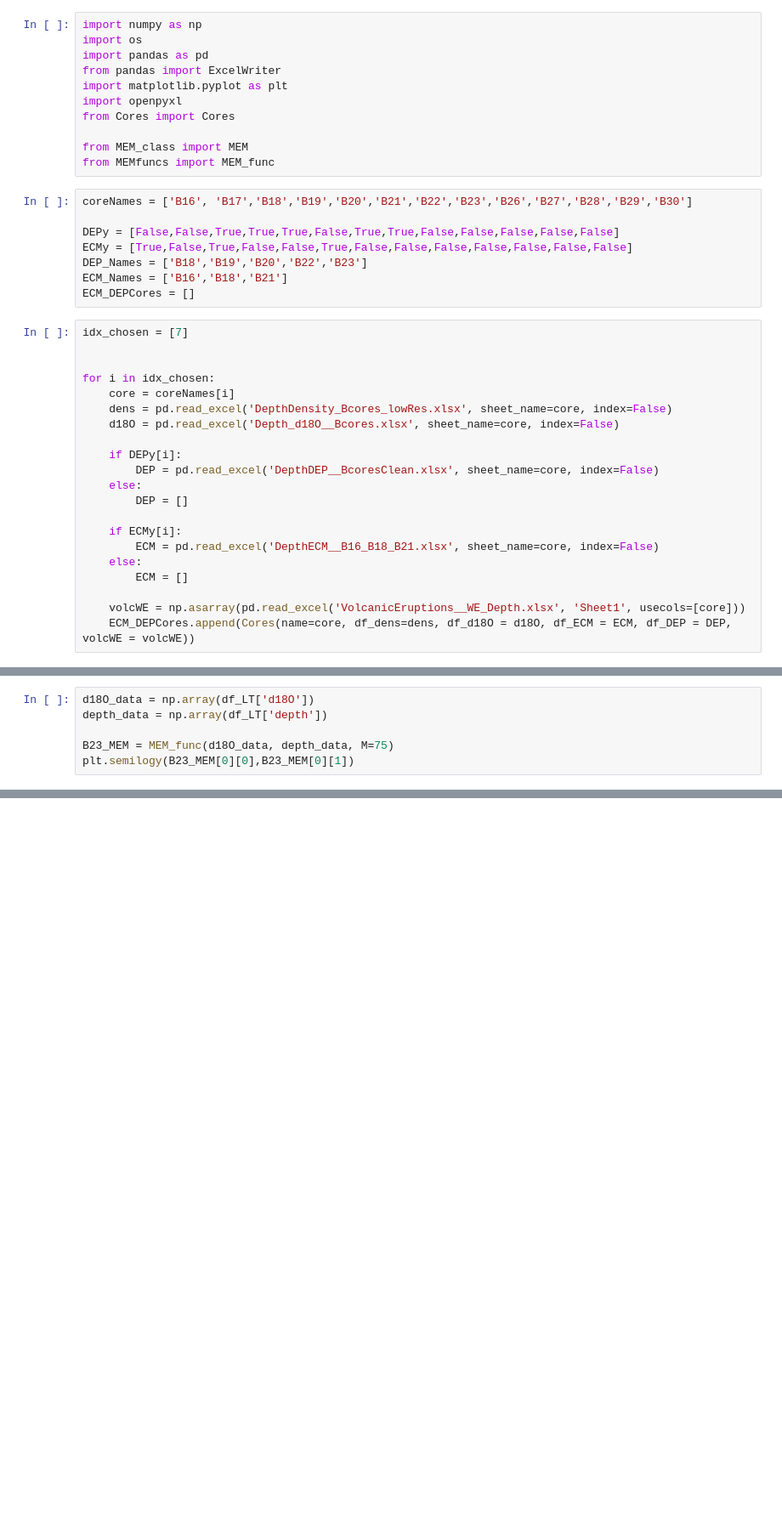
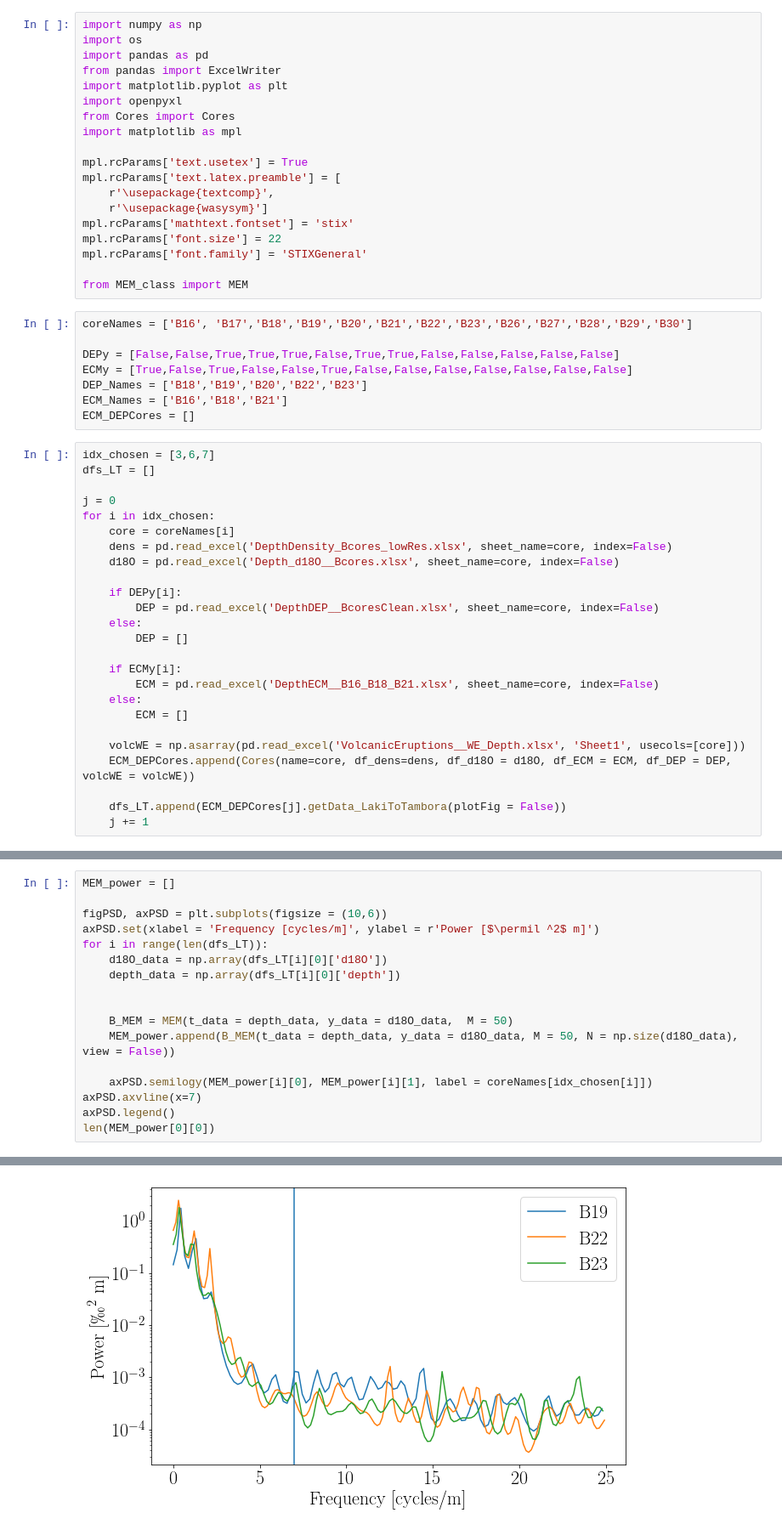
Before and after one commit to TheaQG/AWI_Bcores_Analysis, a Jupyter notebook: MEM_analysis.ipynb, the cells around one changed output, grey strips where cells are left out. Shown at 85% size. Drawn from its saved outputs; the diff is of its cells as text; blank space fills up the shorter version.

```diff
--- a/MEM_analysis.ipynb
+++ b/MEM_analysis.ipynb
@@ -6,9 +6,17 @@ from pandas import ExcelWriter
 import matplotlib.pyplot as plt
 import openpyxl
 from Cores import Cores
+import matplotlib as mpl
+
+mpl.rcParams['text.usetex'] = True
+mpl.rcParams['text.latex.preamble'] = [
+    r'\usepackage{textcomp}',
+    r'\usepackage{wasysym}']
+mpl.rcParams['mathtext.fontset'] = 'stix'
+mpl.rcParams['font.size'] = 22
+mpl.rcParams['font.family'] = 'STIXGeneral'
 
 from MEM_class import MEM
-from MEMfuncs import MEM_func
 # %%
 coreNames = ['B16', 'B17','B18','B19','B20','B21','B22','B23','B26','B27','B28','B29','B30']
 
@@ -18,9 +26,10 @@ DEP_Names = ['B18','B19','B20','B22','B23']
 ECM_Names = ['B16','B18','B21']
 ECM_DEPCores = []
 # %%
-idx_chosen = [7]
+idx_chosen = [3,6,7]
+dfs_LT = []
 
-
+j = 0
 for i in idx_chosen:
     core = coreNames[i]
     dens = pd.read_excel('DepthDensity_Bcores_lowRes.xlsx', sheet_name=core, index=False)
@@ -38,3 +47,6 @@ for i in idx_chosen:
 
     volcWE = np.asarray(pd.read_excel('VolcanicEruptions__WE_Depth.xlsx', 'Sheet1', usecols=[core]))
     ECM_DEPCores.append(Cores(name=core, df_dens=dens, df_d18O = d18O, df_ECM = ECM, df_DEP = DEP, volcWE = volcWE))
+
+    dfs_LT.append(ECM_DEPCores[j].getData_LakiToTambora(plotFig = False))
+    j += 1
@@ -47,6 +52,0 @@ plt.plot(df_LT['depth'],df_LT['d18O'])
-# %%
-d18O_data = np.array(df_LT['d18O'])
-depth_data = np.array(df_LT['depth'])
-
-B23_MEM = MEM_func(d18O_data, depth_data, M=75)
-plt.semilogy(B23_MEM[0][0],B23_MEM[0][1])
@@ -55,0 +53,18 @@ plt.semilogy(B23_MEM[0][0],B23_MEM[0][1])
+# %%
+MEM_power = []
+
+figPSD, axPSD = plt.subplots(figsize = (10,6))
+axPSD.set(xlabel = 'Frequency [cycles/m]', ylabel = r'Power [$\permil ^2$ m]')
+for i in range(len(dfs_LT)):
+    d18O_data = np.array(dfs_LT[i][0]['d18O'])
+    depth_data = np.array(dfs_LT[i][0]['depth'])
+
+
+    B_MEM = MEM(t_data = depth_data, y_data = d18O_data,  M = 50)
+    MEM_power.append(B_MEM(t_data = depth_data, y_data = d18O_data, M = 50, N = np.size(d18O_data), view = False))
+
+    axPSD.semilogy(MEM_power[i][0], MEM_power[i][1], label = coreNames[idx_chosen[i]])
+axPSD.axvline(x=7)
+axPSD.legend()
+len(MEM_power[0][0])
+# %% [output]
@@ -55,0 +72 @@ plt.semilogy(B23_MEM[0][0],B23_MEM[0][1])
+[figure, added]
```
Also changed, not shown: parts of 10 cells of this notebook, 3 other files.
